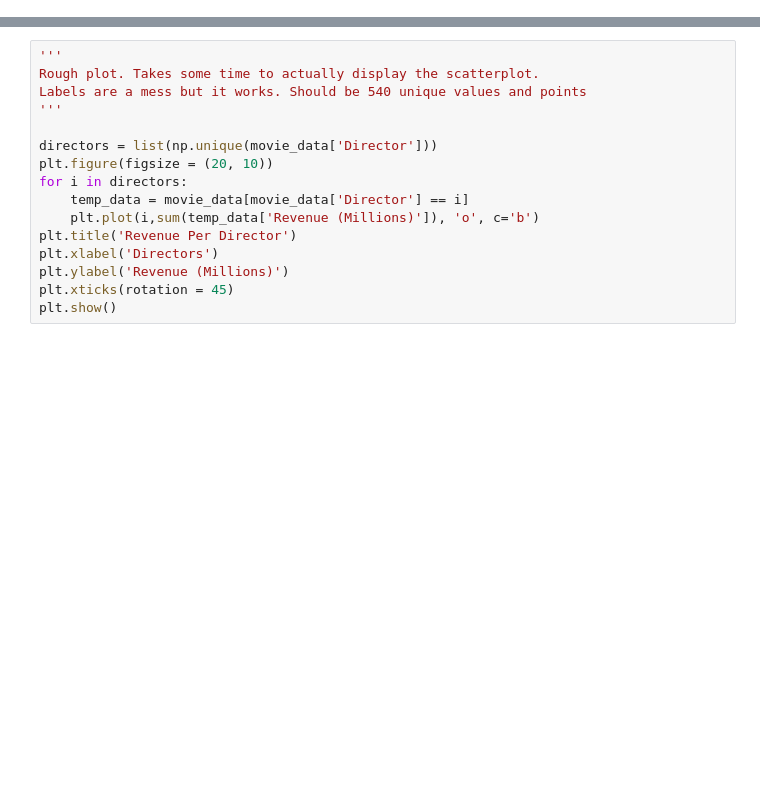
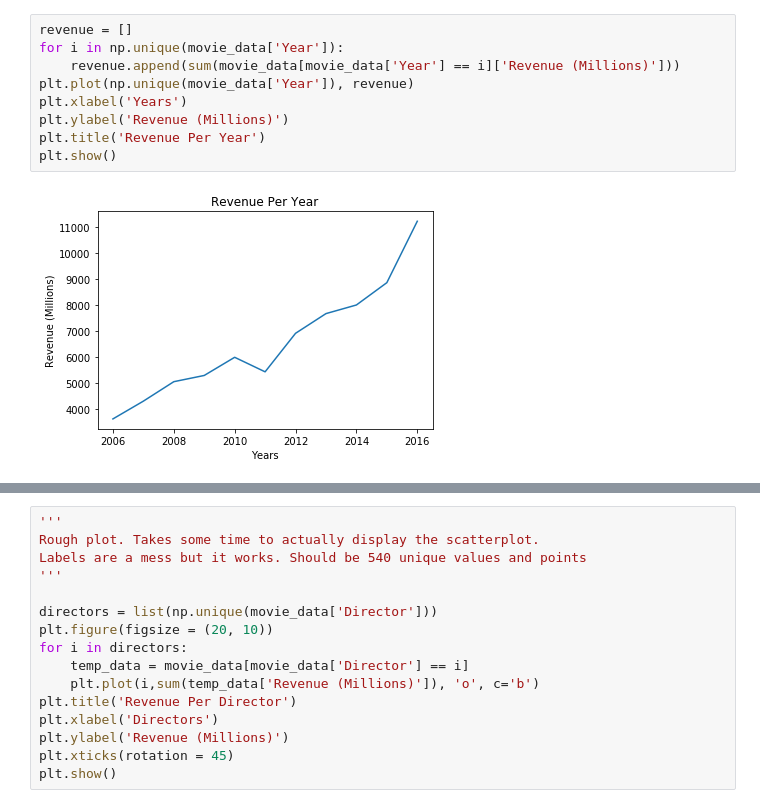
Before and after one commit to JasminePParekh/CMSC320-Final, a Jupyter notebook: 320Final.ipynb, the cells around one changed output, grey strips where cells are left out. Drawn from its saved outputs; the diff is of its cells as text; blank space fills up the shorter version.

```diff
--- a/320Final.ipynb
+++ b/320Final.ipynb
@@ -53,0 +53,11 @@ plt.show()
+# %%
+revenue = []
+for i in np.unique(movie_data['Year']):
+    revenue.append(sum(movie_data[movie_data['Year'] == i]['Revenue (Millions)']))
+plt.plot(np.unique(movie_data['Year']), revenue)
+plt.xlabel('Years')
+plt.ylabel('Revenue (Millions)')
+plt.title('Revenue Per Year')
+plt.show()
+# %% [output]
+[figure, added]
```
Also changed, not shown: parts of 11 cells of this notebook.
